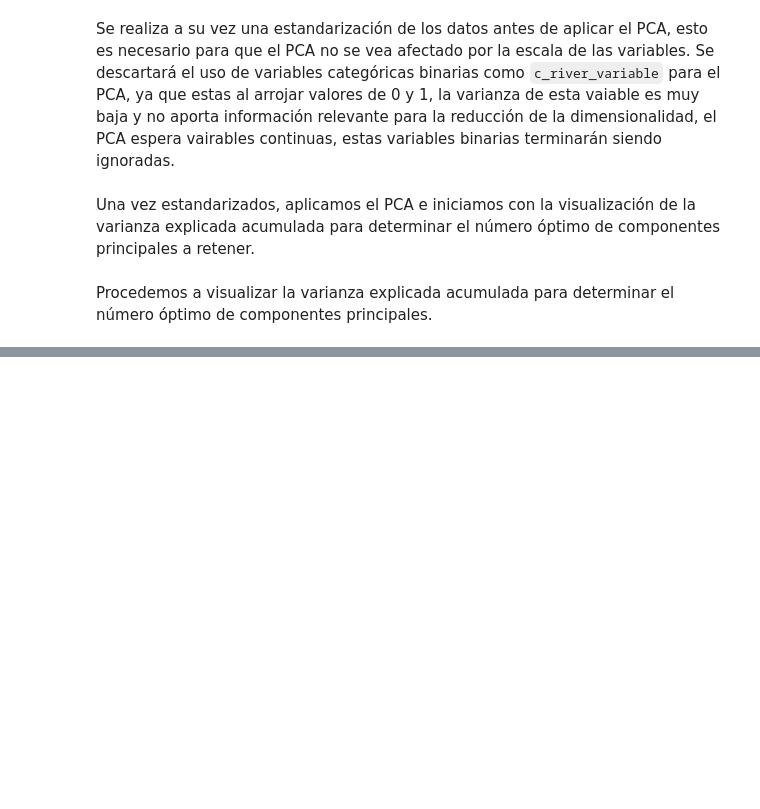
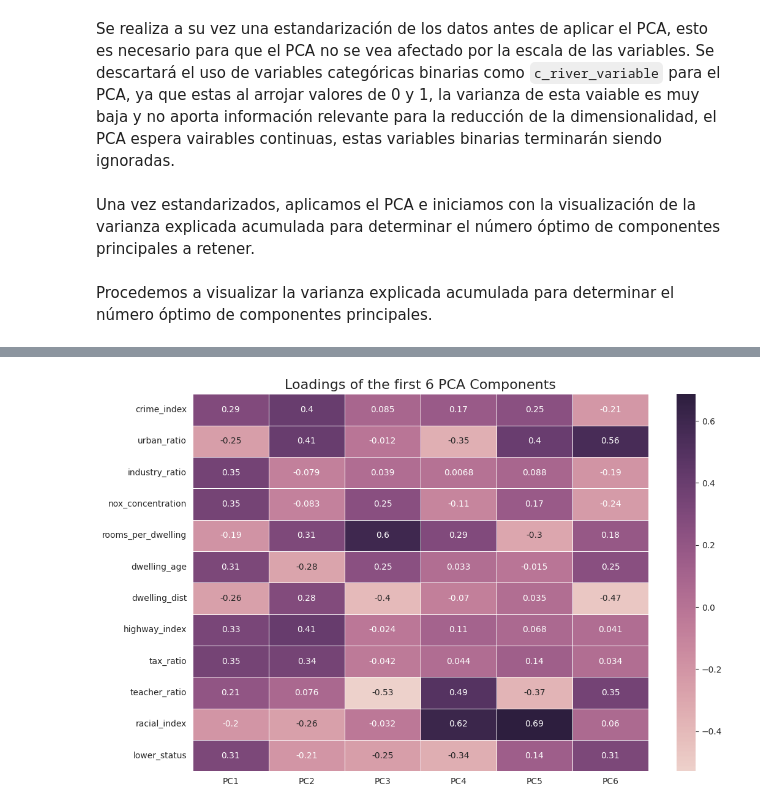
Before and after one commit to Chrissroman/md004_ha_dv, a Jupyter notebook: deliverables/MD004ChristianRomanMarinAC03.ipynb, the cells around one changed output, grey strips where cells are left out. Saved outputs shown, nothing was run; the diff lists cells and outputs as text; code cells hidden in the pictures; blank space fills up the shorter version.

```diff
--- a/deliverables/MD004ChristianRomanMarinAC03.ipynb
+++ b/deliverables/MD004ChristianRomanMarinAC03.ipynb
@@ -305,0 +316,13 @@ array([0.48246233, 0.12182751, 0.09729671, 0.08113323, 0.06586314,
+# %%
+loadings = pd.DataFrame(
+    np.round(pca.components_.T, 4),
+    columns = [f'PC{i+1}' for i in range(len(explained_var))],
+    index = data_scaled.columns
+)
+
+plt.figure(figsize=(12, 8), dpi=100)
+sns.heatmap(loadings.iloc[:, :6], annot = True, cmap=sns.cubehelix_palette(as_cmap=True), linewidths = 0.5)
+plt.title('Loadings of the first 6 PCA Components', fontsize = 16)
+plt.show()
+# %% [output]
+[figure, added]
```
Also changed, not shown: parts of 15 cells of this notebook.
